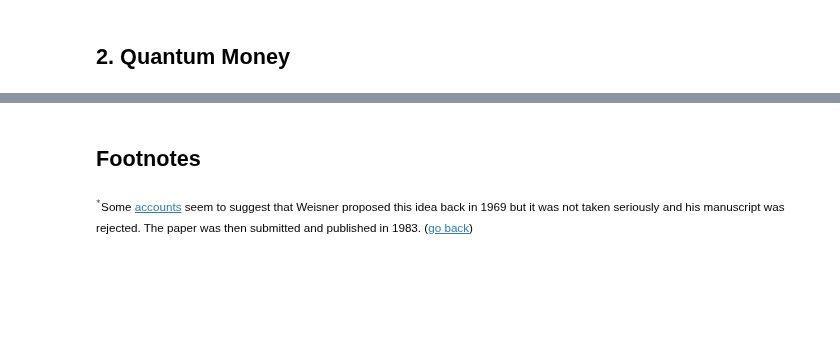
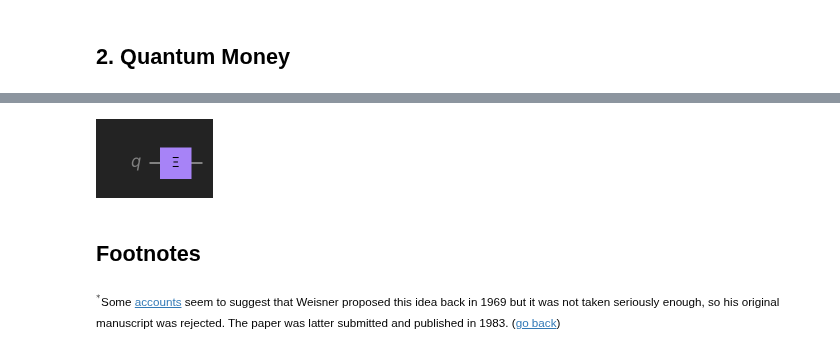
Before and after one commit to learn-quantum/lqc-textbook, a Jupyter notebook: chapters/03_quantum_protocols/03_01_quantum_money.ipynb, the cells around one changed output, grey strips where cells are left out. Saved outputs shown, nothing was run; the diff lists cells and outputs as text; code cells hidden in the pictures; blank space fills up the shorter version.

```diff
--- a/chapters/03_quantum_protocols/03_01_quantum_money.ipynb
+++ b/chapters/03_quantum_protocols/03_01_quantum_money.ipynb
@@ -382,4 +355,12 @@ Let's use a plot to see how $\mu$ changes as a function of $\theta:$
+# %%
+Ξ_mat = 1/2**0.5*Operator([[1,-1],[-1,-1]])
+Ξ_gate = UnitaryGate(Ξ_mat,label='Ξ')
+qc = QuantumCircuit(1)
+qc.append(Ξ_gate,[0])
+qc.draw()
+# %% [output]
+[figure, added]
 # %% [markdown]
 ## Footnotes
 # %% [markdown]
-<a name="footnote1"></a><span style="font-size: smaller;">$^*$Some [accounts](https://orsattath.wordpress.com/2021/08/14/stephen-wiesner/) seem to suggest that Weisner proposed this idea back in 1969 but it was not taken seriously and his manuscript was rejected. The paper was then submitted and published in 1983. ([go back](#back1))</span>
+<a name="footnote1"></a><span style="font-size: smaller;">$^*$Some [accounts](https://orsattath.wordpress.com/2021/08/14/stephen-wiesner/) seem to suggest that Weisner proposed this idea back in 1969 but it was not taken seriously enough, so his original manuscript was rejected. The paper was latter submitted and published in 1983. ([go back](#back1))</span>
```
Also changed, not shown: parts of 23 cells of this notebook, 2 other files.
